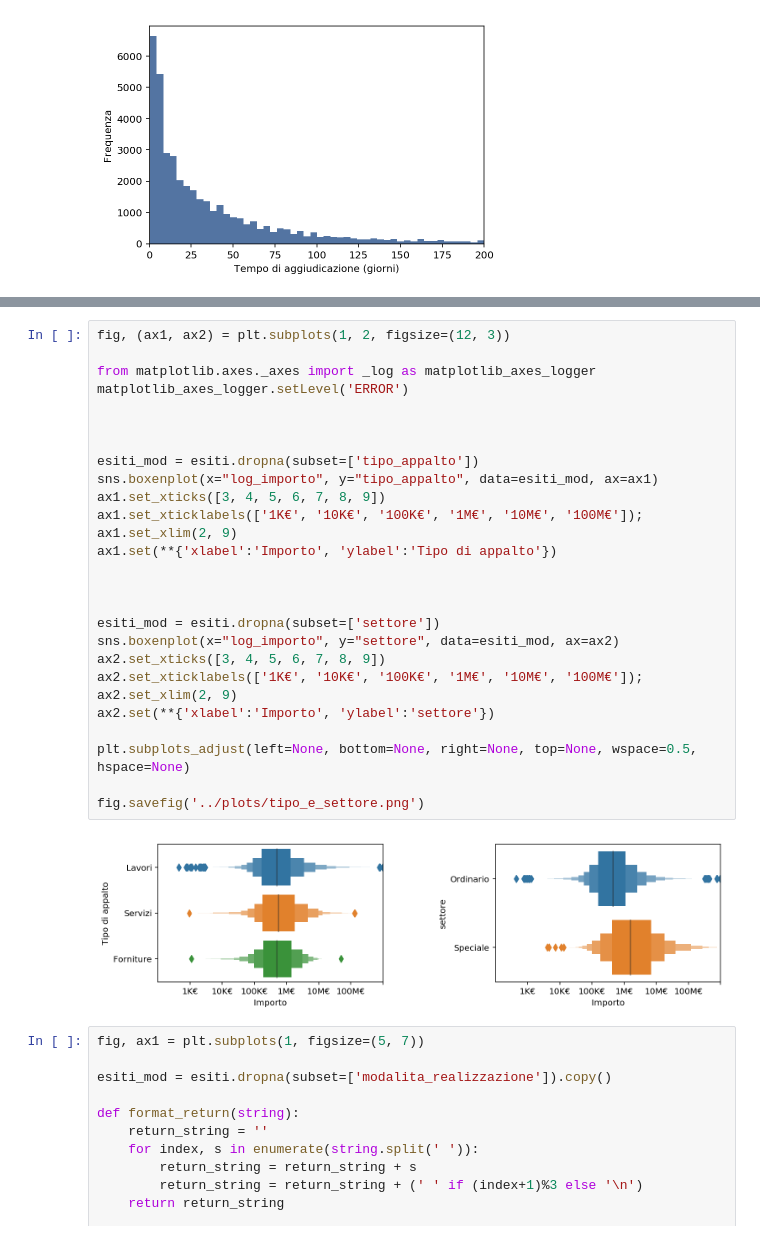
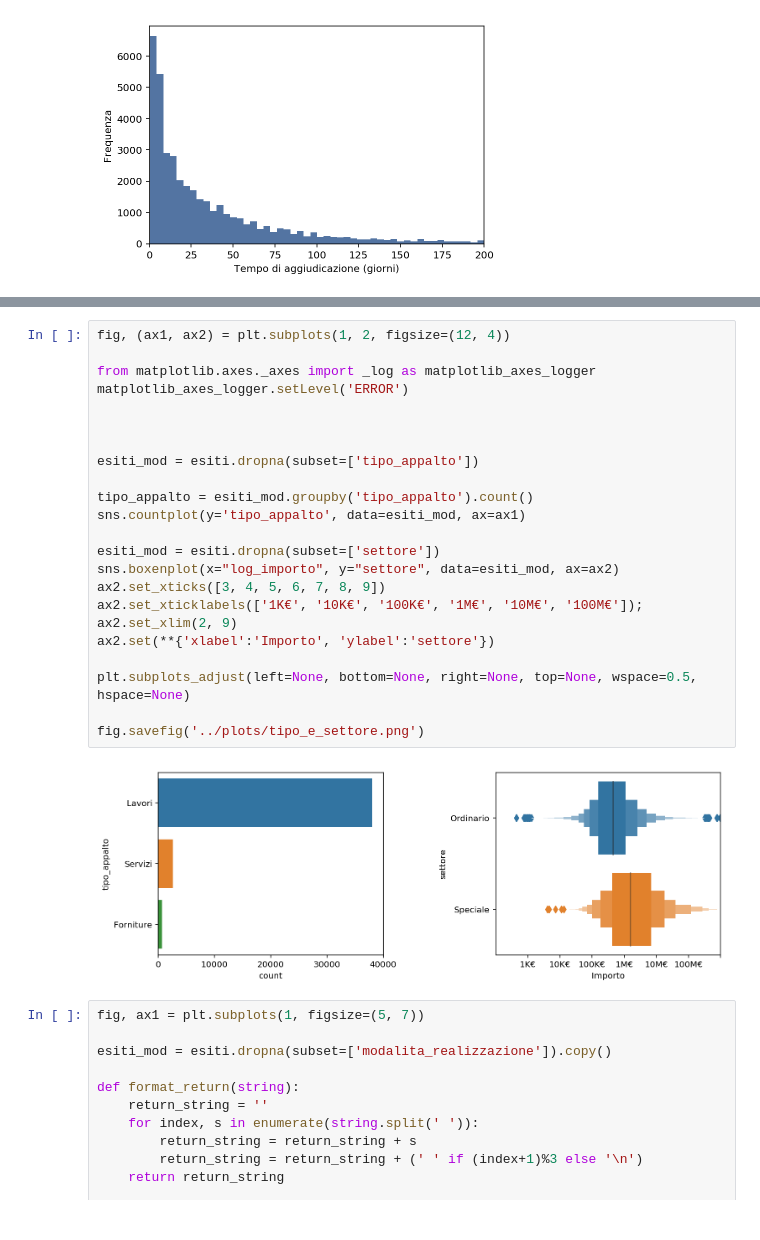
Before and after one commit to AndreaAmico/MIT_italy_data_exploration, a Jupyter notebook: notebooks/explo.ipynb, the cells around one changed output, grey strips where cells are left out. Cells and saved outputs as stored; diff of their text form.

```diff
--- a/notebooks/explo.ipynb
+++ b/notebooks/explo.ipynb
@@ -182,32 +252,28 @@ ax.set(**{'xlabel':'Tempo di aggiudicazione (giorni)', 'ylabel':'Frequenza', 'xl
 # %%
-fig, (ax1, ax2) = plt.subplots(1, 2, figsize=(12, 3))
+fig, (ax1, ax2) = plt.subplots(1, 2, figsize=(12, 4))
 
 from matplotlib.axes._axes import _log as matplotlib_axes_logger
 matplotlib_axes_logger.setLevel('ERROR')
 
 
 
 esiti_mod = esiti.dropna(subset=['tipo_appalto'])
-sns.boxenplot(x="log_importo", y="tipo_appalto", data=esiti_mod, ax=ax1)
-ax1.set_xticks([3, 4, 5, 6, 7, 8, 9])
-ax1.set_xticklabels(['1K€', '10K€', '100K€', '1M€', '10M€', '100M€']);
-ax1.set_xlim(2, 9)
-ax1.set(**{'xlabel':'Importo', 'ylabel':'Tipo di appalto'})
 
-
+tipo_appalto = esiti_mod.groupby('tipo_appalto').count()
+sns.countplot(y='tipo_appalto', data=esiti_mod, ax=ax1)
 
 esiti_mod = esiti.dropna(subset=['settore'])
 sns.boxenplot(x="log_importo", y="settore", data=esiti_mod, ax=ax2)
 ax2.set_xticks([3, 4, 5, 6, 7, 8, 9])
 ax2.set_xticklabels(['1K€', '10K€', '100K€', '1M€', '10M€', '100M€']);
 ax2.set_xlim(2, 9)
 ax2.set(**{'xlabel':'Importo', 'ylabel':'settore'})
 
 plt.subplots_adjust(left=None, bottom=None, right=None, top=None, wspace=0.5, hspace=None)
 
 fig.savefig('../plots/tipo_e_settore.png')
 # %% [output]
-[figure, old version]
+[figure, new version]
 # %%
 fig, ax1 = plt.subplots(1, figsize=(5, 7))
 
```
Also changed, not shown: parts of 8 cells of this notebook, 6 other files.
